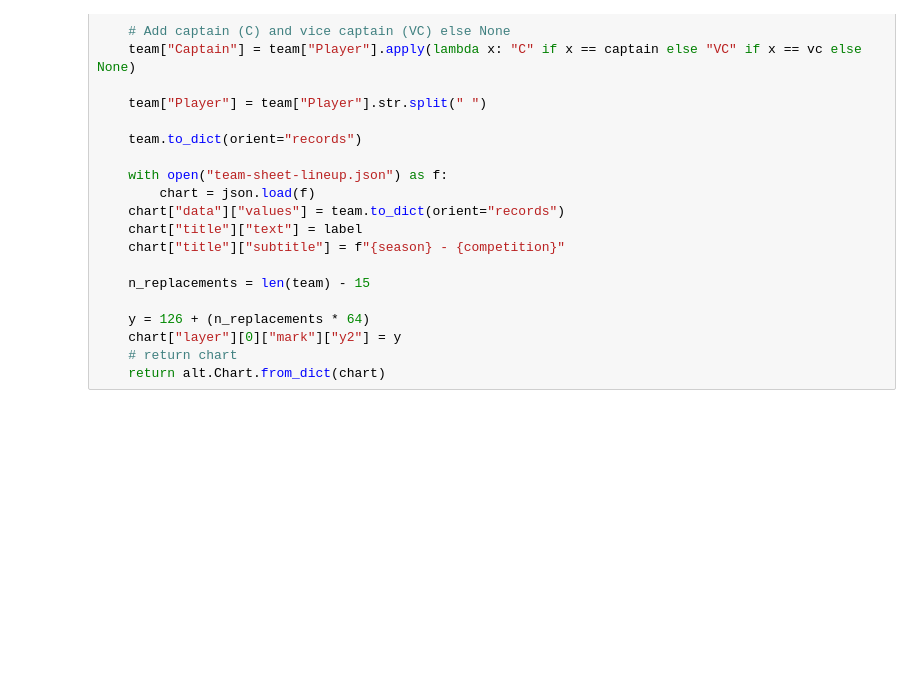
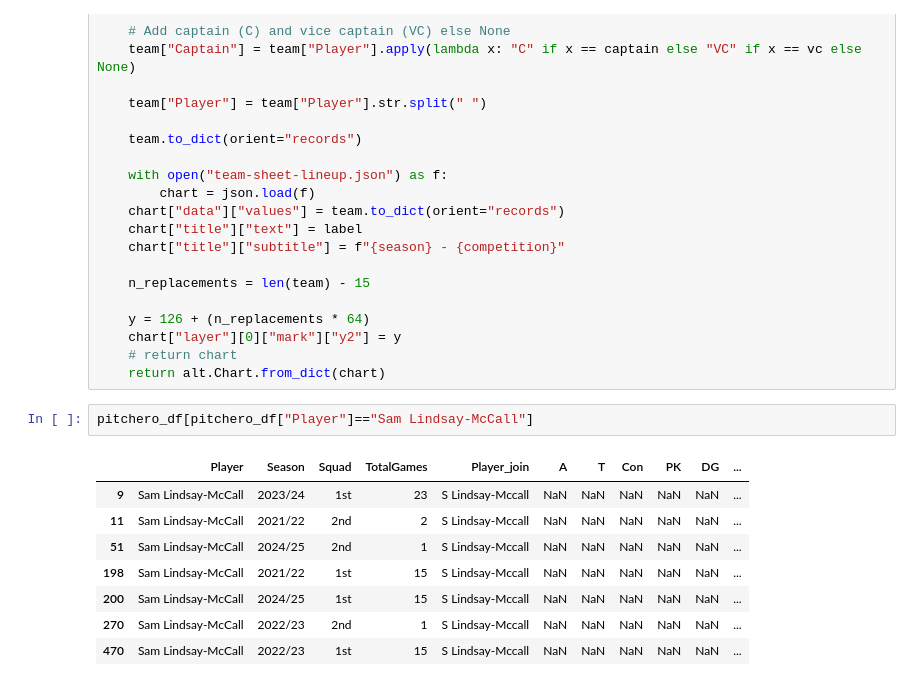
Before and after one commit to samnlindsay/RugbyResults, a Jupyter notebook: Analysis.ipynb, the cells around one changed output. Drawn from its saved outputs; the diff is of its cells as text; blank space fills up the shorter version.

```diff
--- a/Analysis.ipynb
+++ b/Analysis.ipynb
@@ -349,3 +361,14 @@ def team_sheet_chart(
     chart["layer"][0]["mark"]["y2"] = y
     # return chart
     return alt.Chart.from_dict(chart)
+# %%
+pitchero_df[pitchero_df["Player"]=="Sam Lindsay-McCall"]
+# %% [output]
+|  | Player | Season | Squad | TotalGames | Player_join | A | T | Con | PK | DG | ... |
+| 9 | Sam Lindsay-McCall | 2023/24 | 1st | 23 | S Lindsay-Mccall | NaN | NaN | NaN | NaN | NaN | ... |
+| 11 | Sam Lindsay-McCall | 2021/22 | 2nd | 2 | S Lindsay-Mccall | NaN | NaN | NaN | NaN | NaN | ... |
+| 51 | Sam Lindsay-McCall | 2024/25 | 2nd | 1 | S Lindsay-Mccall | NaN | NaN | NaN | NaN | NaN | ... |
+| 198 | Sam Lindsay-McCall | 2021/22 | 1st | 15 | S Lindsay-Mccall | NaN | NaN | NaN | NaN | NaN | ... |
+| 200 | Sam Lindsay-McCall | 2024/25 | 1st | 15 | S Lindsay-Mccall | NaN | NaN | NaN | NaN | NaN | ... |
+| 270 | Sam Lindsay-McCall | 2022/23 | 2nd | 1 | S Lindsay-Mccall | NaN | NaN | NaN | NaN | NaN | ... |
+| 470 | Sam Lindsay-McCall | 2022/23 | 1st | 15 | S Lindsay-Mccall | NaN | NaN | NaN | NaN | NaN | ... |
```
Also changed, not shown: parts of 5 cells of this notebook, 45 other files.
